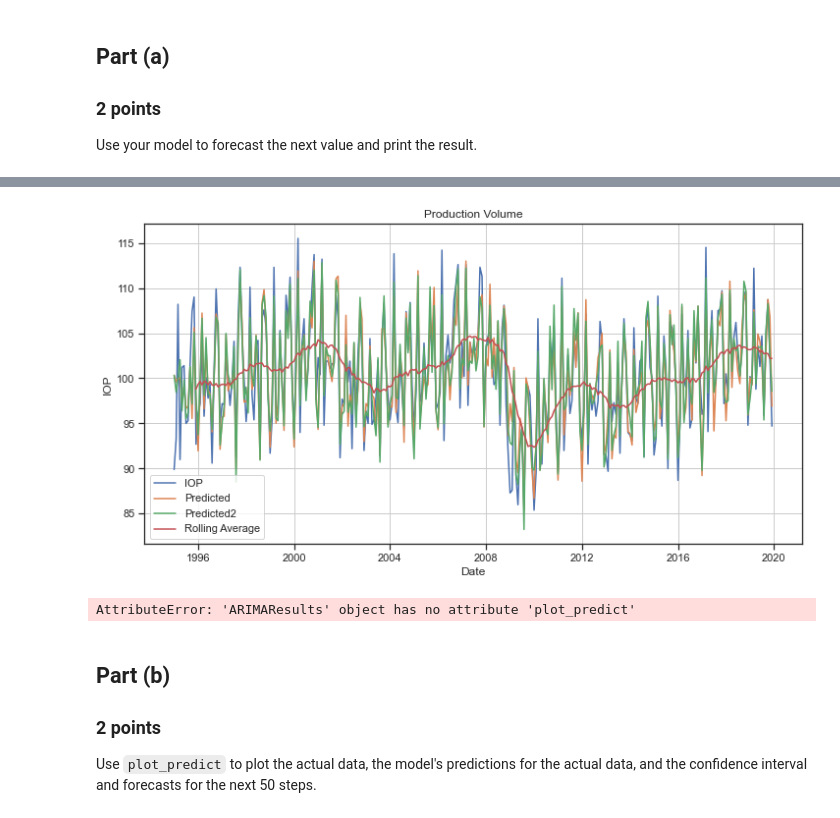
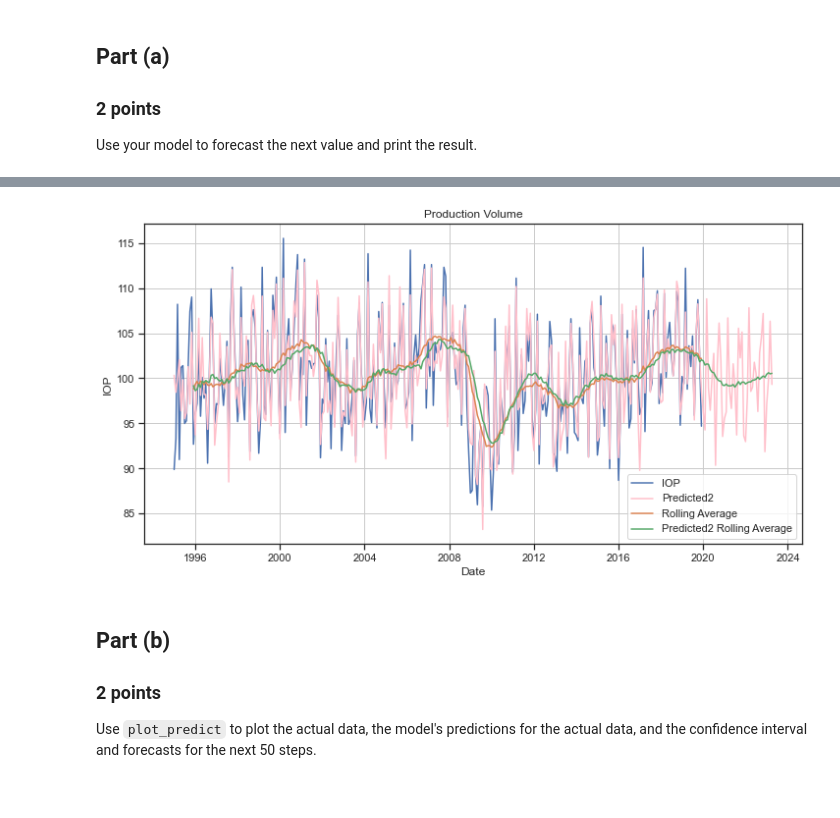
Before and after one commit to DuncanFerguson/GITHUB_REPOSITORY, a Jupyter notebook: DU_MSDS/Data Science Tools 1/Assignment_5/Duncan_Ferguson_Assignment_5.ipynb, the cells around one changed output, grey strips where cells are left out. Saved outputs shown, nothing was run; the diff lists cells and outputs as text; code cells hidden in the pictures.

```diff
--- a/DU_MSDS/Data Science Tools 1/Assignment_5/Duncan_Ferguson_Assignment_5.ipynb
+++ b/DU_MSDS/Data Science Tools 1/Assignment_5/Duncan_Ferguson_Assignment_5.ipynb
@@ -494,8 +494,10 @@ md2 =pd.DataFrame(model2.forecast(steps=40))
 md2.index.names= ['Date']
 md1.index.names= ['Date']
 md3 = md1.merge(md2, on='Date', how='left').copy()
-md3.rename(columns={'predicted_mean_x':'Predicted1', 'predicted_mean_y':'Predict2'}, inplace=True)
-ProductionVolume.join(md3)
+md3.rename(columns={'predicted_mean_x':'Predicted', 'predicted_mean_y':'Predicted2'}, inplace=True)
+predict_it = pd.concat([ProductionVolume, md3]).copy()
+predict_it['Predicted2 Rolling Average'] = predict_it['Predicted2'].rolling(window=12).mean()
+predict_it
 # %% [output]
 |  | IOP | Rolling Average | Rolling STD | Year | Month | lag_1 | lag_12 | Predicted_Means | Predicted | ... |
 | Date |  |  |  |  |  |  |  |  |  | ... |
@@ -535,19 +516,16 @@ md2
 # %%
 plt.figure(figsize=(12,6))
 sns.set(style='ticks')
-sns.lineplot(x='Date', y='IOP', data=ProductionVolume, label='IOP')
-sns.lineplot(x='Date', y='Predicted', data=ProductionVolume, label='Predicted')
-sns.lineplot(x='Date', y='Predicted2', data=ProductionVolume, label='Predicted2')
-sns.lineplot(x='Date', y='Rolling Average', data=ProductionVolume, label='Rolling Average')
+sns.lineplot(x='Date', y='IOP', data=predict_it, label='IOP')
+#sns.lineplot(x='Date', y='Predicted', data=predict_it, label='Predicted')
+sns.lineplot(x='Date', y='Predicted2', data=predict_it, label='Predicted2', color='Pink')
+sns.lineplot(x='Date', y='Rolling Average', data=predict_it, label='Rolling Average')
+sns.lineplot(x='Date', y='Predicted2 Rolling Average', data=predict_it, label='Predicted2 Rolling Average')
 plt.title("Production Volume")
 plt.grid()
 plt.show()
 # %% [output]
-[figure, old version]
+[figure, new version]
-# %%
-model2.plot_predict(start=1, end=len(ProductionVolume['IOP'])+40)
-# %% [output]
-AttributeError: 'ARIMAResults' object has no attribute 'plot_predict'
 # %% [markdown]
 ## Part (b)
 ### 2 points
```
Also changed, not shown: parts of 2 cells of this notebook.
